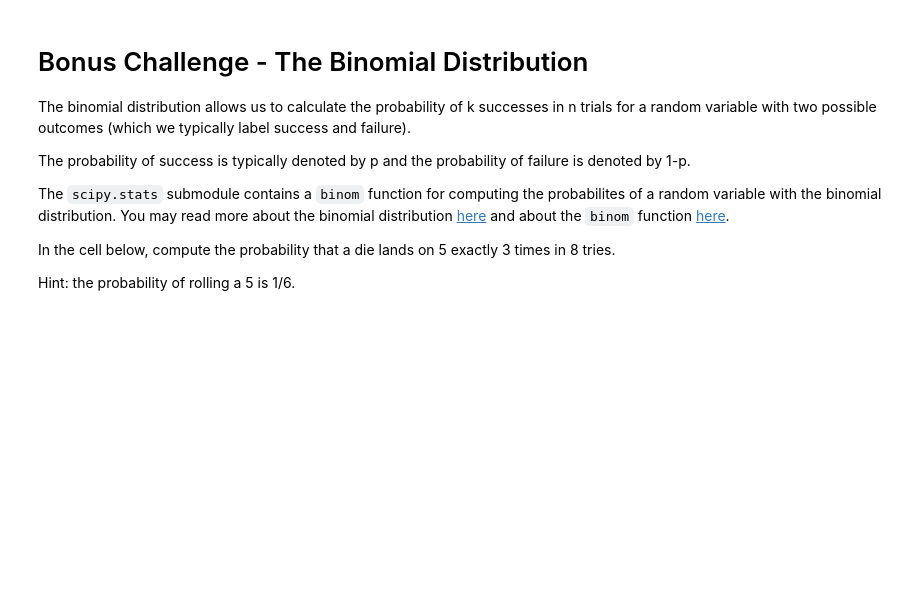
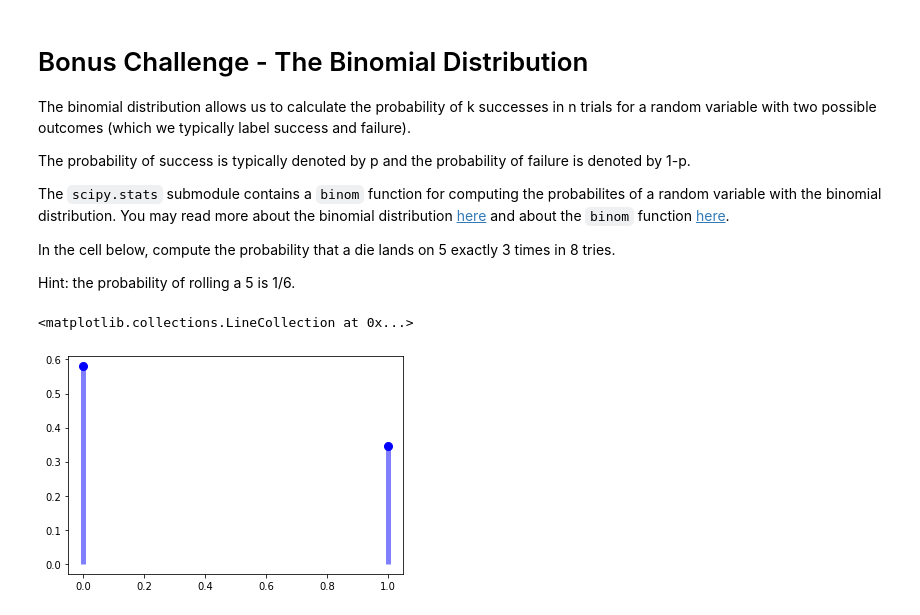
Before and after one commit to marinapm90/data-labs, a Jupyter notebook: module-2/lab-intro-to-scipy/your-code/main.ipynb, the cells around one changed output. Saved outputs shown, nothing was run; the diff lists cells and outputs as text; code cells hidden in the pictures; blank space fills up the shorter version.

```diff
--- a/module-2/lab-intro-to-scipy/your-code/main.ipynb
+++ b/module-2/lab-intro-to-scipy/your-code/main.ipynb
@@ -210,0 +214,22 @@ Hint: the probability of rolling a 5 is 1/6.
+# %%
+# Your code here:
+from scipy.stats import binom
+import matplotlib.pyplot as plt
+
+
+fig, ax = plt.subplots(1, 1)
+
+# n = 3 veces que se lanza el dado
+
+#p = 1/6 = 0,166 probabilidad de obtener un 5
+
+n, p = 3, 0.166
+mean, var, skew, kurt = binom.stats(n, p, moments='mvsk')
+
+x = np.arange(binom.ppf(0.01, n, p),binom.ppf(0.99, n, p))
+
+ax.plot(x, binom.pmf(x, n, p), 'bo', ms=8, label='binom pmf')
+ax.vlines(x, 0, binom.pmf(x, n, p), colors='b', lw=5, alpha=0.5)
+# %% [output]
+<matplotlib.collections.LineCollection at 0x...>
+[figure, added]
```
Also changed, not shown: parts of 8 cells of this notebook.
